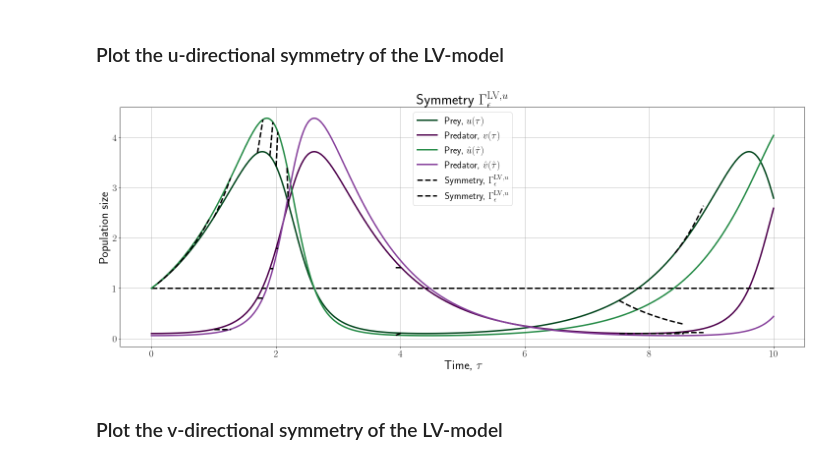
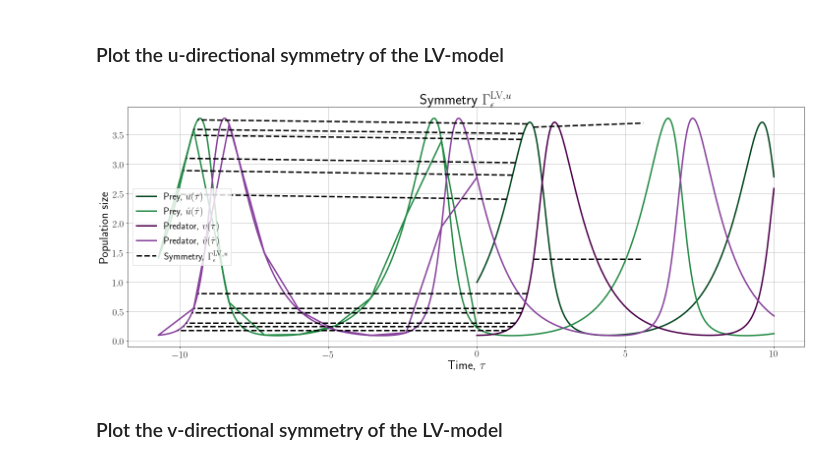
Before and after one commit to JohannesBorgqvist/separable_phase_plane_symmetries, a Jupyter notebook: Code/push_forward_LV_phase_plane_symmetries.ipynb, the cells around one changed output. Saved outputs shown, nothing was run; the diff lists cells and outputs as text; code cells hidden in the pictures.

Commit message:
At least we attempted to plot the integrand but not the integral

```diff
--- a/Code/push_forward_LV_phase_plane_symmetries.ipynb
+++ b/Code/push_forward_LV_phase_plane_symmetries.ipynb
@@ -115,31 +115,57 @@ def integrand_u(s,u_val,v_val,alpha,branch_number):
     # Now we can define the denominator
     denom = factor*((s-1)**2)
     # Now, we can return the integral
-    return 1/denom
+    return -1/denom
 # Function 3: ODE for the u-directional symmetry of the LV model
 def dX_deps_LV_u(X, t=0,*parameters):
     # Extract the parameters
     alpha = parameters[0]
     u_min = parameters[1]
     u_max = parameters[2]
-    # Define a tolerance
-    tol = 0.1
-    # Now, we get a bunch of sub integrals depending on our v
-    #xi_u = quad(integrand_u, 1, X[1], args=(X[1],X[2],alpha,0))[0]
-    #xi_u += quad(integrand_u, 1, X[1], args=(X[1],X[2],alpha,1))[0]
-    if X[1]>1: # u>1
-        if X[2]<1: # v<1
-            xi_u = quad(integrand_u,X[1], 1, args=(X[1],X[2],alpha,0),epsrel = 1e-012)[0]
-        elif X[2]>1: # v>1
-            xi_u = quad(integrand_u, X[1], 1, args=(X[1],X[2],alpha,-1),epsrel = 1e-012)[0]
-    elif X[1]<1: # u<1
-        # We add some segments
-        if X[2]<1: # v<1
-            #xi_u = quad(integrand_u, X[1], u_max-tol, args=(X[1],X[2],alpha,0),epsrel = 1e-012)[0]
-            xi_u = quad(integrand_u, 1, X[1], args=(X[1],X[2],alpha,0),epsrel = 1e-012)[0]
-        elif X[2]>1: # v>1
-            xi_u = quad(integrand_u, 1, X[1], args=(X[1],X[2],alpha,-1),epsrel = 1e-012)[0]
-            #xi_u += quad(integrand_u, 1, X[1], args=(X[1],X[2],alpha,-1),epsrel = 1e-012)[0]
+    # Ok, so here is the deal. We have infinitely thin discontinuities
+    # at u=u_min, u=1 and u=u_max. So, we'll remove this part of the
+    # integrals and just approximate them by a Riemann sum
+    # Define a delta value determining when we chop off the discontinuity
+    delta = 0.01
+    # Define our branch depending on v>1 or v<1
+    branch_number = 0
+    if X[2]>1:
+        branch_number = -1
+    # Let's go through our cases
+    if X[1]<=u_min+delta:
+        # The integral term
+        xi_u = -quad(integrand_u, u_min+delta, 1-delta, args=(u_max,1,alpha,branch_number))[0]
+        # The extra bit in the end
+        xi_u += delta*integrand_u(1-delta,u_max,1,alpha,branch_number)
+        # The extra bit in the beginning
+        xi_u += (u_min+delta-u)*integrand_u(u_min+delta,u_max,1,alpha,branch_number)
+    elif X[1]>u_min+delta and X[1]<1-delta:
+        # The integral term
+        xi_u = -quad(integrand_u, X[1], 1-delta, args=(u_max,1,alpha,branch_number))[0]
+        # The extra bit in the end
+        xi_u += delta*integrand_u(1-delta,u_max,1,alpha,branch_number)
+    elif X[1]>= 1-delta and X[1]<=1:
+        # Just the extra bit in the end
+        xi_u += (1-X[1])*integrand_u(1-delta,u_max,1,alpha,branch_number)
+    elif X[1]>1 and X[1]<=1+delta:
+        # Just the extra bit in the beginning
+        xi_u = (X[1]-1)*integrand_u(1+delta,u_max,1,alpha,branch_number)
+    elif X[1]>1+delta and X[1]<u_max-delta:
+        # The integral bit
+        xi_u = quad(integrand_u, 1+delta, X[1], args=(u_max,1,alpha,branch_number))[0]
+        # The extra bit in the beginning
+        xi_u += delta*integrand_u(1+delta,u_max,1,alpha,branch_number)
+    elif X[1]>=u_max-delta:
+        # The extra bit in the beginning
+        xi_u = delta*integrand_u(1+delta,u_max,1,alpha,branch_number)
+        # The integral bit
+        xi_u += quad(integrand_u, 1+delta, u_max-delta, args=(u_max,1,alpha,branch_number))[0]
+        # The last bit
+        xi_u += (X[1]-(u_max-delta))*integrand_u(u_max-delta,u_max,1,alpha,branch_number)
+
+    #xi_u += quad(integrand_u, 1+delta, u_max-delta, args=(X[1],X[2],alpha,branch_number))[0]
+    #xi_u += (X[1]-(u_max-delta))*integrand_u(X[1],u_max,1,alpha,branch_number)
+    # Now, we get a bunch of sub integrals depending on our value of u
     # Return the dynamics of the linear system
     return array([xi_u,
                   (1/alpha)*(X[1]/(X[1]-1)),
@@ -148,7 +174,7 @@ def dX_deps_LV_u(X, t=0,*parameters):
 # Set the value of alpha
 alpha = 1
 # Epsilon value
-epsilon = 0.5
+epsilon = 0.05
 # The transformation parameter
 epsilon_vec = linspace(0,epsilon,200)              # epsilon
 # We know that Lambertz w satisfies the following (see https://docs.scipy.org/doc/scipy/reference/generated/scipy.special.lambertw.html):
@@ -156,7 +182,7 @@ epsilon_vec = linspace(0,epsilon,200)              # epsilon
 # The branch (k>1) is real if -1/e < z < 0.
 # Let's make an experiment.
 # Magical index
-magical_index = 5
+magical_index = 10
 # Calculate the minimal u value
 u_min = min(u)
 u_max = max(u)
@@ -188,7 +214,8 @@ u_2 = concatenate((flip(u_2_start,0), u_2), axis=0)
 v_2 = concatenate((flip(v_2_start,0), v_2), axis=0)
 t_2 = concatenate((flip(t_2_start,0), t_2), axis=0)
 # Plot the symmetry again for some other point on the solution curves
-magical_indices = [50, 85, 95, 100, 110, 200, 375, 420]
+magical_indices = [50, 60, 65, 75, 78, 85, 95]
+#magical_indices = [50, 85, 95, 100, 110, 200, 375, 420]
 #magical_indices = [50, 60, 70, 80, 85, 90, 95, 100, 105, 110,375]
 #magical_indices = [50, 60, 70, 80, 85, 90, 95]
 # The corresponding branches
@@ -213,40 +240,36 @@ for branch_index,new_magical_index in enumerate(magical_indices):
 #=====================================================================================================
 # Set all parameters to tex
 plt.rcParams['text.usetex'] = True
 # Se if we can plot our symmetry?
 fig_2 = plt.figure(constrained_layout=True, figsize=(20, 8))
 # Prey
 plt.plot(t, u, '-', label="Prey, $u(\\tau)$" ,color=(0/256,68/256,27/256),linewidth=3.0)
+# Prey transformed
+plt.plot(t_2, u_2, '-', label="Prey, $\\hat{u}(\\hat{\\tau})$" ,color=(35/256,139/256,69/256),linewidth=3.0)
 # Predator
 plt.plot(t, v  , '-', label='Predator, $v(\\tau)$',color=(77/256,0/256,75/256),linewidth=3.0)
-# Dashed line at u=1
-plt.plot(t, array([u_temp/u_temp for u_temp in u]), '--', color=(0/256,0/256,0/256),linewidth=3.0)
-# Predator transformed
-plt.plot(t_2, u_2, '-', label="Prey, $\\hat{u}(\\hat{\\tau})$" ,color=(35/256,139/256,69/256),linewidth=3.0)
 # Prey transformed
 plt.plot(t_2, v_2, '-', label="Predator, $\\hat{v}(\\hat{\\tau})$" ,color=(136/256,65/256,157/256),linewidth=3.0)
-# The symmetry with legend
-plt.plot(Gamma_u_t,Gamma_u_u, '--', label="Symmetry, $\\Gamma_{\\epsilon}^{\\mathrm{LV},u}$" ,color=(0/256,0/256,0/256),linewidth=3.0)
 # The symmetry without legend
 for index in range(len(Gamma_u_t_vec)):
     if index == 0:
         plt.plot(Gamma_u_t_vec[index],Gamma_u_u_vec[index], '--', label="Symmetry, $\\Gamma_{\\epsilon}^{\\mathrm{LV},u}$" ,color=(0/256,0/256,0/256),linewidth=3.0)
         plt.plot(Gamma_u_t_vec[index],Gamma_u_v_vec[index], '--',color=(0/256,0/256,0/256),linewidth=3.0)
     else:
         plt.plot(Gamma_u_t_vec[index],Gamma_u_u_vec[index], '--',color=(0/256,0/256,0/256),linewidth=3.0)
         plt.plot(Gamma_u_t_vec[index],Gamma_u_v_vec[index], '--',color=(0/256,0/256,0/256),linewidth=3.0)
 plt.grid()
 plt.legend(loc='best',prop={"size":20})
 plt.xlabel(xlabel='Time, $\\tau$',fontsize=25)
 plt.ylabel(ylabel='Population size',fontsize=25)
 # Change the size of the ticks
 plt.tick_params(axis='both', which='major', labelsize=20)
 plt.tick_params(axis='both', which='minor', labelsize=20)
 # Title and saving the figure
 plt.title('Symmetry $\\Gamma_{\epsilon}^{\\mathrm{LV},u}$',fontsize=30,weight='bold');
 plt.show()
 # %% [output]
-[figure, old version]
+[figure, new version]
 # %% [markdown]
 ### Plot the v-directional symmetry of the LV-model
 # %%
```
Also changed, not shown: parts of 5 cells of this notebook.
